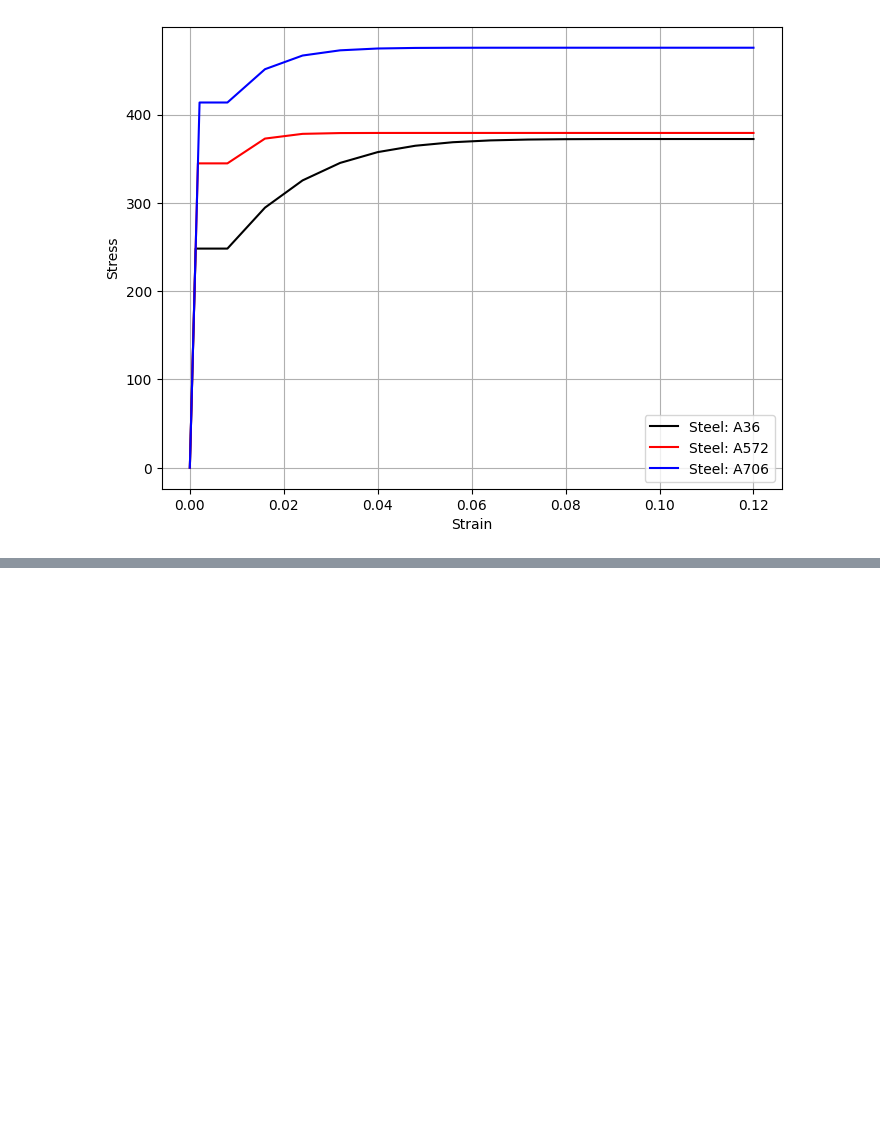
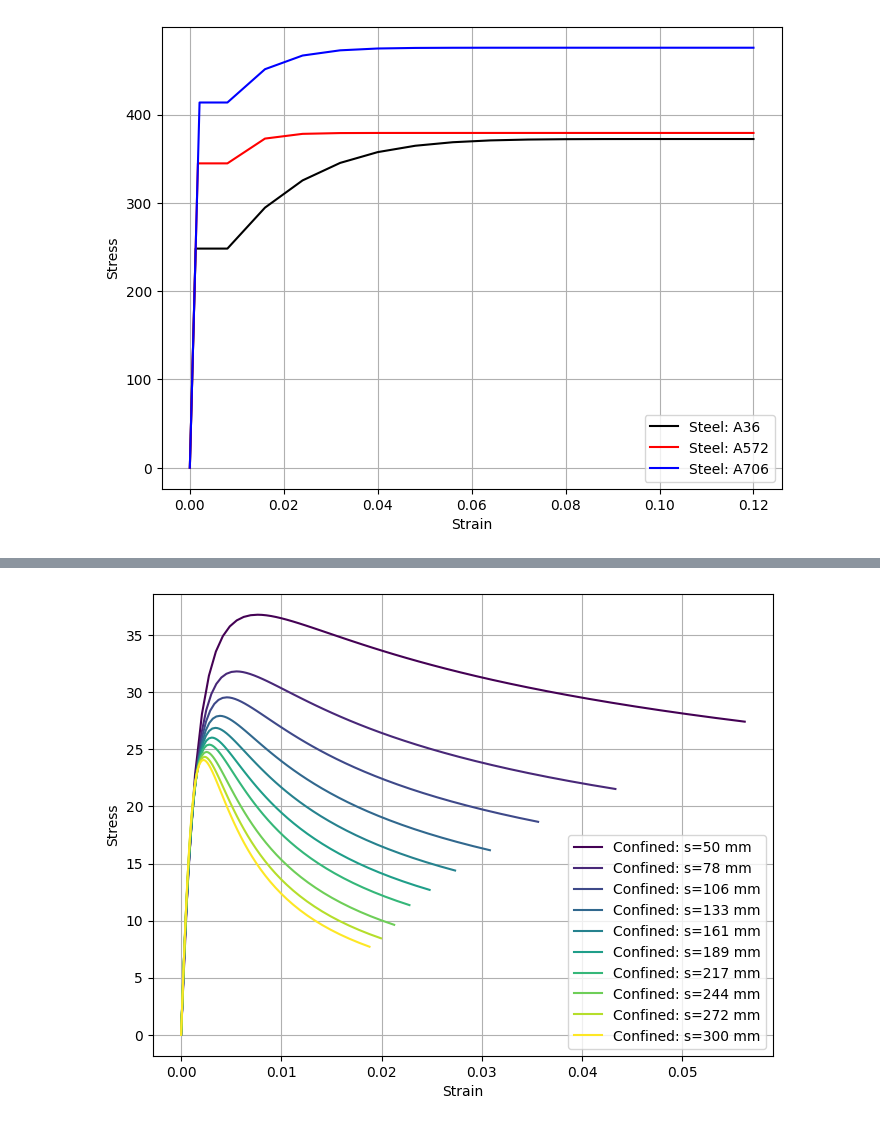
Before and after one commit to nmorabowen/ConstitutiveRelationships, a Jupyter notebook: ConstitutiveRelationships/Ejemplos/libraryExample.ipynb, the cells around one changed output, grey strips where cells are left out. Saved outputs shown, nothing was run; the diff lists cells and outputs as text; code cells hidden in the pictures; blank space fills up the shorter version.

```diff
--- a/ConstitutiveRelationships/Ejemplos/libraryExample.ipynb
+++ b/ConstitutiveRelationships/Ejemplos/libraryExample.ipynb
@@ -43,0 +82,32 @@ WindowsPath('c:/Users/nmora/Documents/GitHub/ConstitutiveRelationships/Constitut
+# %%
+s_array=np.linspace(50*mm, 300*mm, 10)
+s_objects=[]
+color_array=plt.cm.viridis(np.linspace(0,1,len(s_array)))
+
+for s in s_array:
+    concrete=CR.UniaxialConfinedConcrete(
+        name=f's={s/ mm:.0f} mm',
+        fco=240*kgf/cm**2,
+        eco=0.002,
+        b=300*mm,
+        h=500*mm,
+        rec=30*mm,
+        num_var_b=3,
+        num_var_h=5,
+        phi_longitudinal=16*mm,
+        num_est_perpendicular_b=2,
+        num_est_perpendicular_h=2,
+        phi_estribo=10*mm,
+        fye=420*MPa,
+        esu_estribo=0.10,
+        s=s,
+        color=color_array[np.where(s_array==s)[0][0]],
+    )
+    s_objects.append(concrete)
+
+fig, ax = plt.subplots(figsize=(8,6))
+ax.grid(True)
+for concrete in s_objects:
+    concrete.plot(ax=ax)
+# %% [output]
+[figure, added]
```
Also changed, not shown: parts of 4 cells of this notebook, 7 other files.
